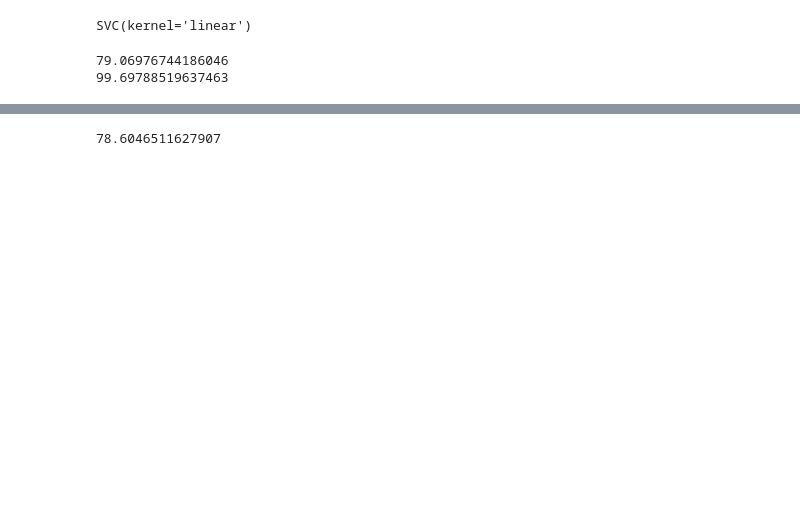
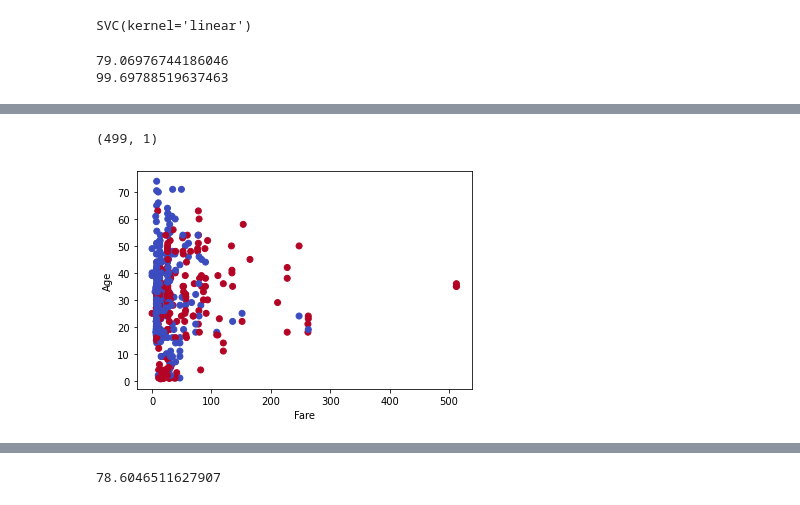
Before and after one commit to thebouda/kaggleTitanic, a Jupyter notebook: titanicSVM_v1.ipynb, the cells around one changed output, grey strips where cells are left out. Cells and saved outputs as stored; diff of their text form; code cells hidden in the pictures; blank space fills up the shorter version.

```diff
--- a/titanicSVM_v1.ipynb
+++ b/titanicSVM_v1.ipynb
@@ -39,0 +63,28 @@ print(accuracy)
+# %%
+# try to graphically represent it
+import matplotlib.pyplot as plt
+
+X = xSplit_Train
+y = ySplit_Train
+h =1
+# we tryto represent age and fare
+x_min, x_max = X['Fare'].min() - 1, X['Fare'].max() + 1
+y_min, y_max =X['Age'].min() - 1, X['Age'].max() + 1
+xx, yy = numpy.meshgrid(numpy.arange(x_min, x_max, h),numpy.arange(y_min, y_max, h))
+
+# Z = clf.predict(numpy.c_[xx.ravel(),yy.ravel()])
+Z= y_pred_linear
+# plt.contourf(numpy.array(X['Fare']).reshape(X['Fare'].size,1), numpy.array(X['Age']).reshape(X['Age'].size,1), Z.reshape(Z.size,1), cmap=plt.cm.coolwarm, alpha=0.8)
+
+plt.scatter(X['Fare'],X['Age'],c = y.Survived, cmap = plt.cm.coolwarm)
+# plt.xlim(xx.min(), xx.max())
+# plt.ylim(yy.min(), yy.max())
+# plt.xticks(())
+# plt.yticks(())
+
+plt.xlabel('Fare')
+plt.ylabel('Age')
+plt.show()
+# %% [output]
+(499, 1)
+[figure, added]
```
Also changed, not shown: parts of 7 cells of this notebook, 1 other file.
